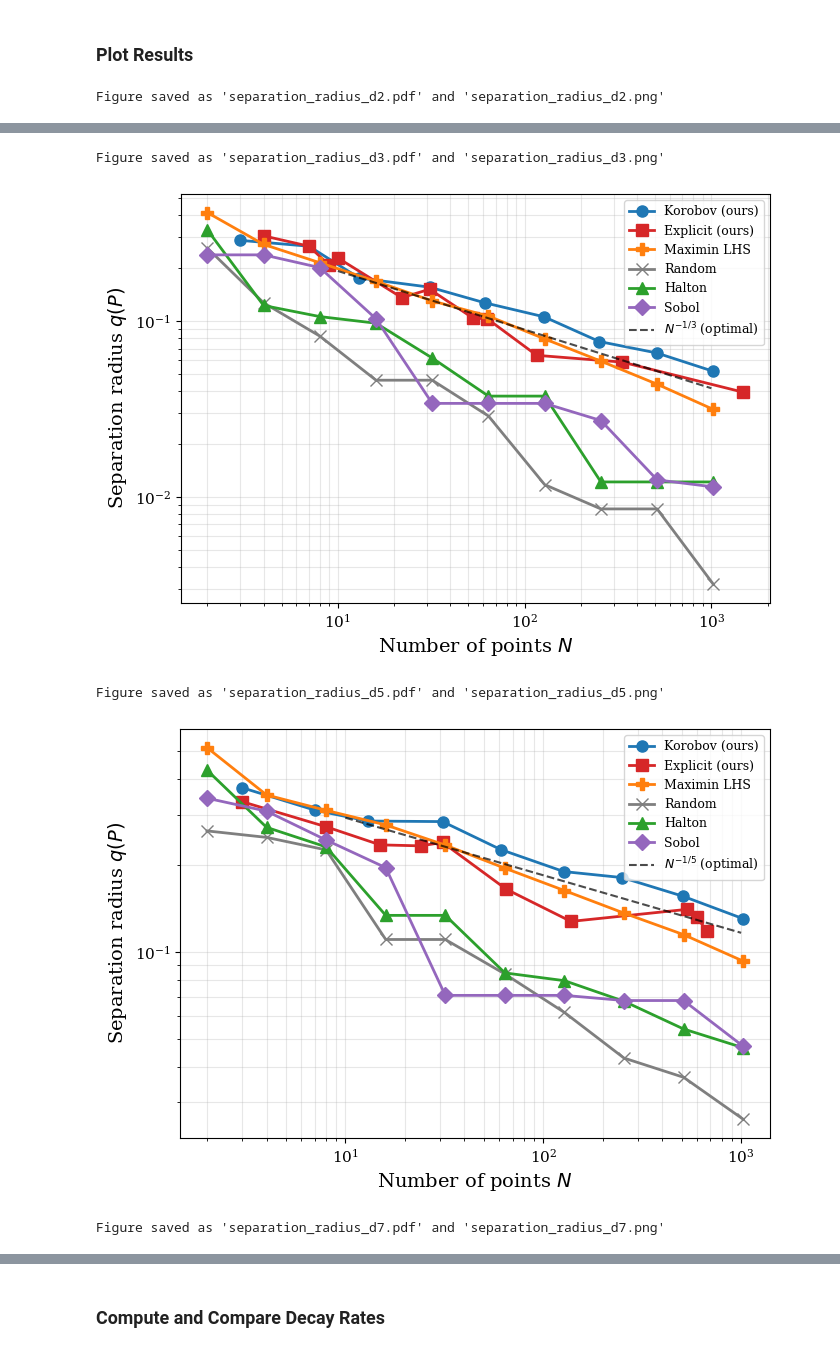
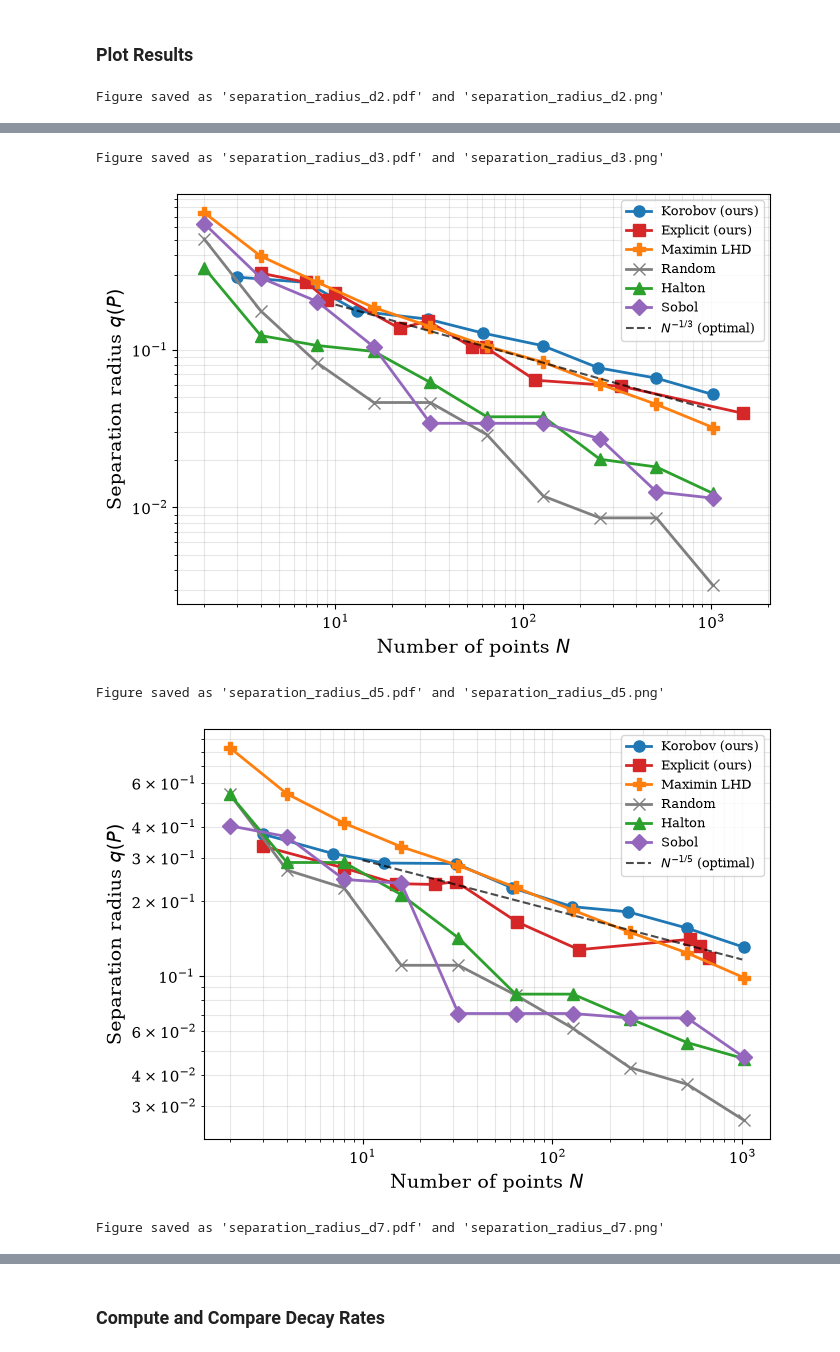
Before and after one commit to Naokikiki/Quasi-Uniform-Points, a Jupyter notebook: experiments_04_01_03_separation_radius.ipynb, the cells around one changed output, grey strips where cells are left out. Cells and saved outputs as stored; diff of their text form; code cells hidden in the pictures.

```diff
--- a/experiments_04_01_03_separation_radius.ipynb
+++ b/experiments_04_01_03_separation_radius.ipynb
@@ -78,10 +78,10 @@ def generate_sobol_points(n: int, d: int) -> np.ndarray:
     return sobol.gen_samples(n)
 
 
-def generate_maximin_lhs(n: int, d: int) -> np.ndarray:
-    """Generate n maximin-optimized LHS points in [0, 1)^d."""
-    from lattice_qmc.baselines import maximin_lhs
-    return maximin_lhs(n, d, seed=2024)
+def generate_maximin_lhd(n: int, d: int) -> np.ndarray:
+    """Generate n maximin-optimized LHD points in [0, 1)^d."""
+    from lattice_qmc.baselines import maximin_lhd
+    return maximin_lhd(n, d, seed=2024)
 
 
 print("Helper functions loaded.")
@@ -149,7 +149,7 @@ def run_separation_radius_experiment(d: int, verbose: bool = True):
         'random': {'N': [], 'sep_radius': []},
         'halton': {'N': [], 'sep_radius': []},
         'sobol': {'N': [], 'sep_radius': []},
-        'lhs': {'N': [], 'sep_radius': []},
+        'lhd': {'N': [], 'sep_radius': []},
     }
 
     # Get explicit_m for this dimension
@@ -228,14 +228,14 @@ def run_separation_radius_experiment(d: int, verbose: bool = True):
             if verbose:
                 print(f"  N = {n}: q = {sep_rad:.6f}")
 
-    # Maximin LHS
+    # Maximin LHD
     if verbose:
-        print("\nMaximin LHS:")
+        print("\nMaximin LHD:")
     for n in powers:
-        points = generate_maximin_lhs(n, d)
+        points = generate_maximin_lhd(n, d)
         sep_rad = compute_separation_radius_fast(points, toroidal=False)
-        results['lhs']['N'].append(n)
-        results['lhs']['sep_radius'].append(sep_rad)
+        results['lhd']['N'].append(n)
+        results['lhd']['sep_radius'].append(sep_rad)
         if verbose:
             print(f"  N = {n}: q = {sep_rad:.6f}")
 
@@ -273,7 +273,7 @@ def plot_separation_radius_comparison(all_results: dict, save_fig: bool = True):
     styles = {
         'korobov': {'color': '#1f77b4', 'marker': 'o', 'label': 'Korobov (ours)'},
         'explicit': {'color': '#d62728', 'marker': 's', 'label': 'Explicit (ours)'},
-        'lhs': {'color': '#ff7f0e', 'marker': 'P', 'label': 'Maximin LHS'},
+        'lhd': {'color': '#ff7f0e', 'marker': 'P', 'label': 'Maximin LHD'},
         'random': {'color': '#7f7f7f', 'marker': 'x', 'label': 'Random'},
         'halton': {'color': '#2ca02c', 'marker': '^', 'label': 'Halton'},
         'sobol': {'color': '#9467bd', 'marker': 'D', 'label': 'Sobol'},
@@ -310,5 +310,5 @@ Figure saved as 'separation_radius_d2.pdf' and 'separation_radius_d2.png'
 Figure saved as 'separation_radius_d3.pdf' and 'separation_radius_d3.png'
-[figure, old version]
+[figure, new version]
 Figure saved as 'separation_radius_d5.pdf' and 'separation_radius_d5.png'
-[figure, old version]
+[figure, new version]
 Figure saved as 'separation_radius_d7.pdf' and 'separation_radius_d7.png'
```
Also changed, not shown: parts of 3 cells of this notebook, 8 other files.
